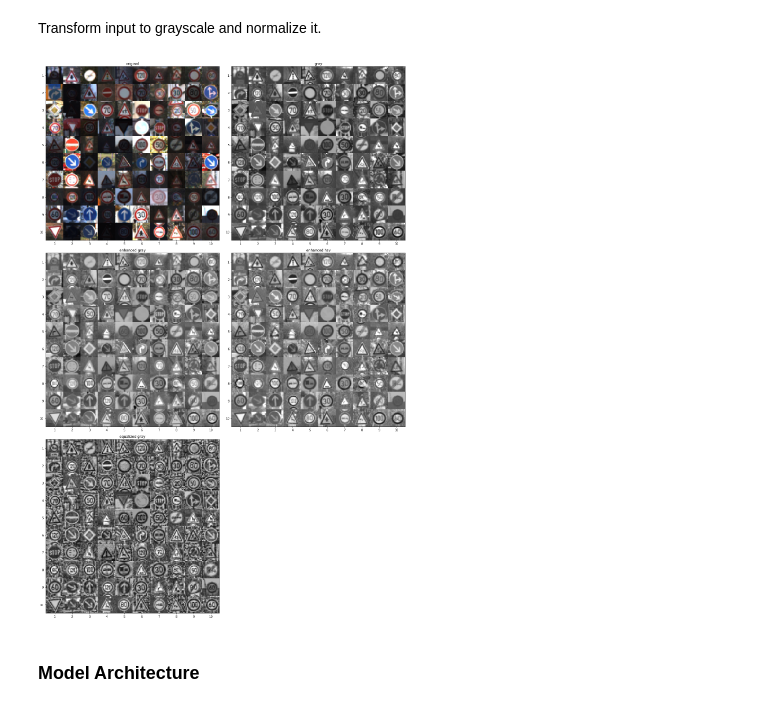
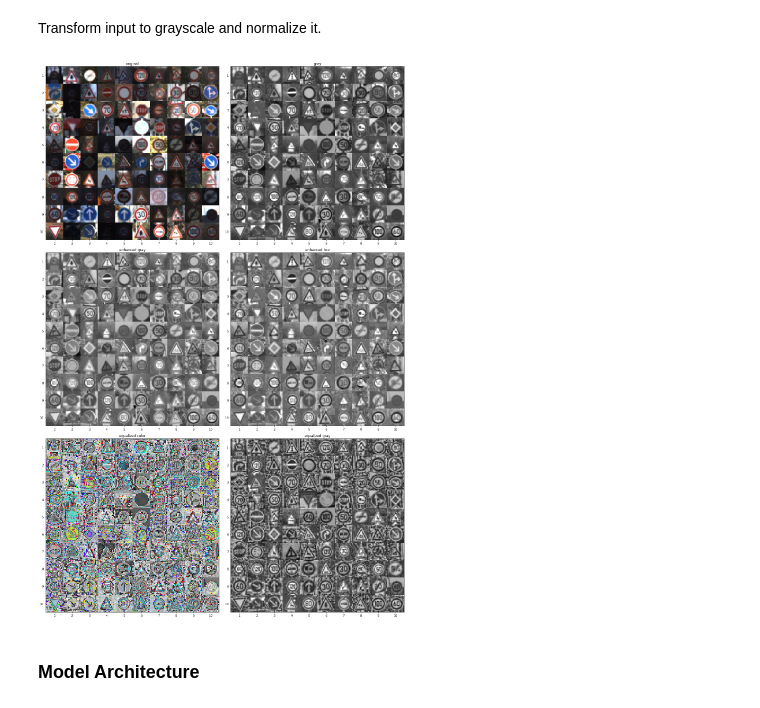
Before and after one commit to corrado9999/CarND-Traffic-Sign-Classifier-Project, a Jupyter notebook: Traffic_Sign_Classifier.ipynb, the cells around one changed output. Cells and saved outputs as stored; diff of their text form; code cells hidden in the pictures.

```diff
--- a/Traffic_Sign_Classifier.ipynb
+++ b/Traffic_Sign_Classifier.ipynb
@@ -217,29 +219,33 @@ def preprocess(image_data, method='hsv'):
         img = np.array([skimage.exposure.equalize_adapthist(grayscale(image))
                         for image in tqdm.tqdm_notebook(image_data, unit='images')])
 
+    elif method == 'equalized color':
+        img = np.array([skimage.exposure.equalize_adapthist(image)
+                        for image in tqdm.tqdm_notebook(image_data, unit='images')])
+
     return normalize(img)
 # %%
 from sklearn.utils import shuffle
 state = 0
 plt.figure(figsize = (18,27))
 
-for i,method in enumerate(('original', 'gray', 'enhanced gray', 'enhanced hsv', 'equalized gray'), 1):
+for i,method in enumerate(('original', 'gray', 'enhanced gray', 'enhanced hsv', 'equalized color', 'equalized gray'), 1):
     plt.subplot(3,2,i)
     plt.title(method)
     plt.imshow(
         preprocess(shuffle(X_train, random_state=state, n_samples=100),
                    method)
         .reshape((10,10,32,32,-1))
         .transpose((0,2,1,3,4))
         .reshape((320,320,-1))
         .squeeze(),
         cmap = 'gray',
     )
     plt.xticks(range(16, 320, 32), range(1, 11))
     plt.yticks(range(16, 320, 32), range(1, 11))
     plt.tight_layout()
 # %% [output]
-[figure, old version]
+[figure, new version]
 # %%
 chosen_preprocessing = 'equalized gray'
 pickle_filename = chosen_preprocessing + '.pickle'
```
Also changed, not shown: parts of 9 cells of this notebook.
